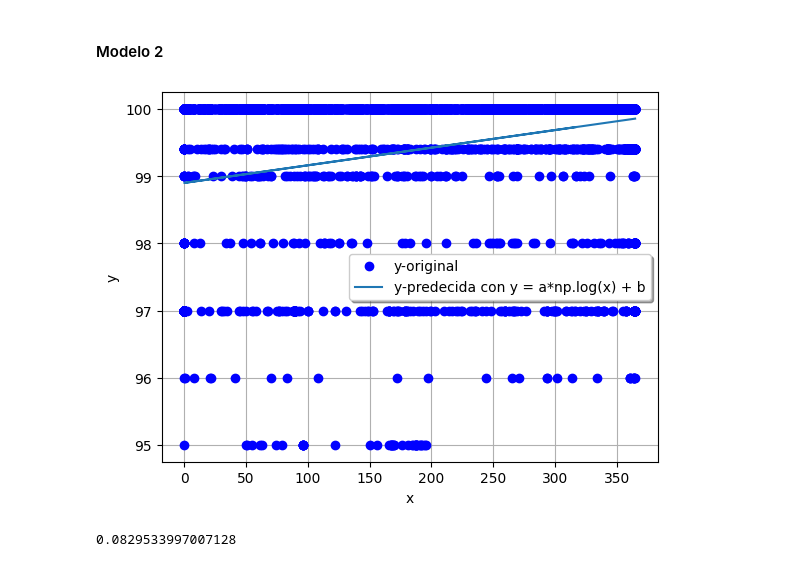
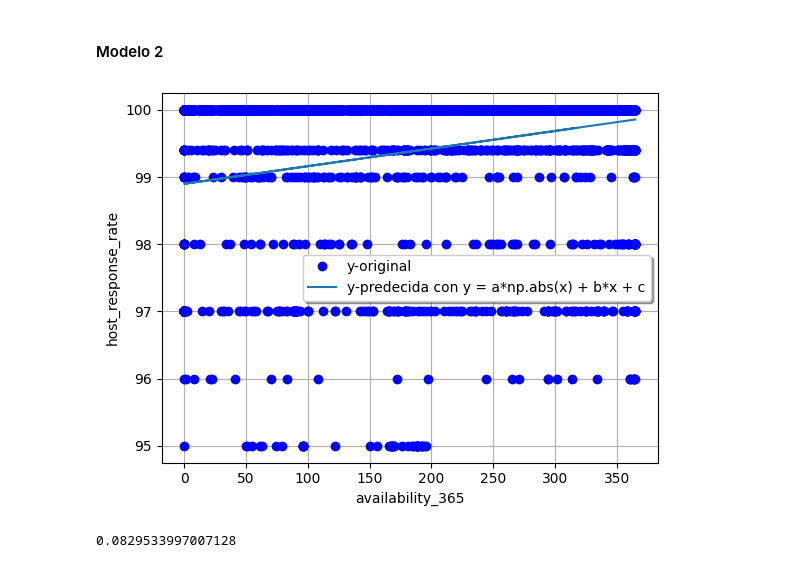
Before and after one commit to BetoxAlka/AnaliticaDatos_Equipo3, a Jupyter notebook: Actividad3-8/Act3_8_Boston.ipynb, the cells around one changed output. Drawn from its saved outputs; the diff is of its cells as text; code cells hidden in the pictures.

```diff
--- a/Actividad3-8/Act3_8_Boston.ipynb
+++ b/Actividad3-8/Act3_8_Boston.ipynb
@@ -245,14 +245,14 @@ y_pred_1B = func_1B(x_1, *parametros_1B)
 # %%
 #Graficamos las predicciones y los datos originales para realizar la comparación
 plt.plot(x_1,y_1, 'bo', label='y-original')
-plt.plot(x_1,y_pred_1B, label='y-predecida con y = a*np.log(x) + b')
-plt.xlabel('x')
-plt.ylabel('y')
+plt.plot(x_1,y_pred_1B, label='y-predecida con y = a*np.abs(x) + b*x + c')
+plt.xlabel('availability_365')
+plt.ylabel('host_response_rate')
 plt.legend(loc='best',fancybox=True,shadow=True)
 plt.grid(True)
 plt.show()
 # %% [output]
-[figure, old version]
+[figure, new version]
 # %%
 #Calclamos el coeficiete de determinación del modelo
 r2_modelo_1B = r2_score(y_1, y_pred_1B)
```
Also changed, not shown: parts of 12 cells of this notebook.
